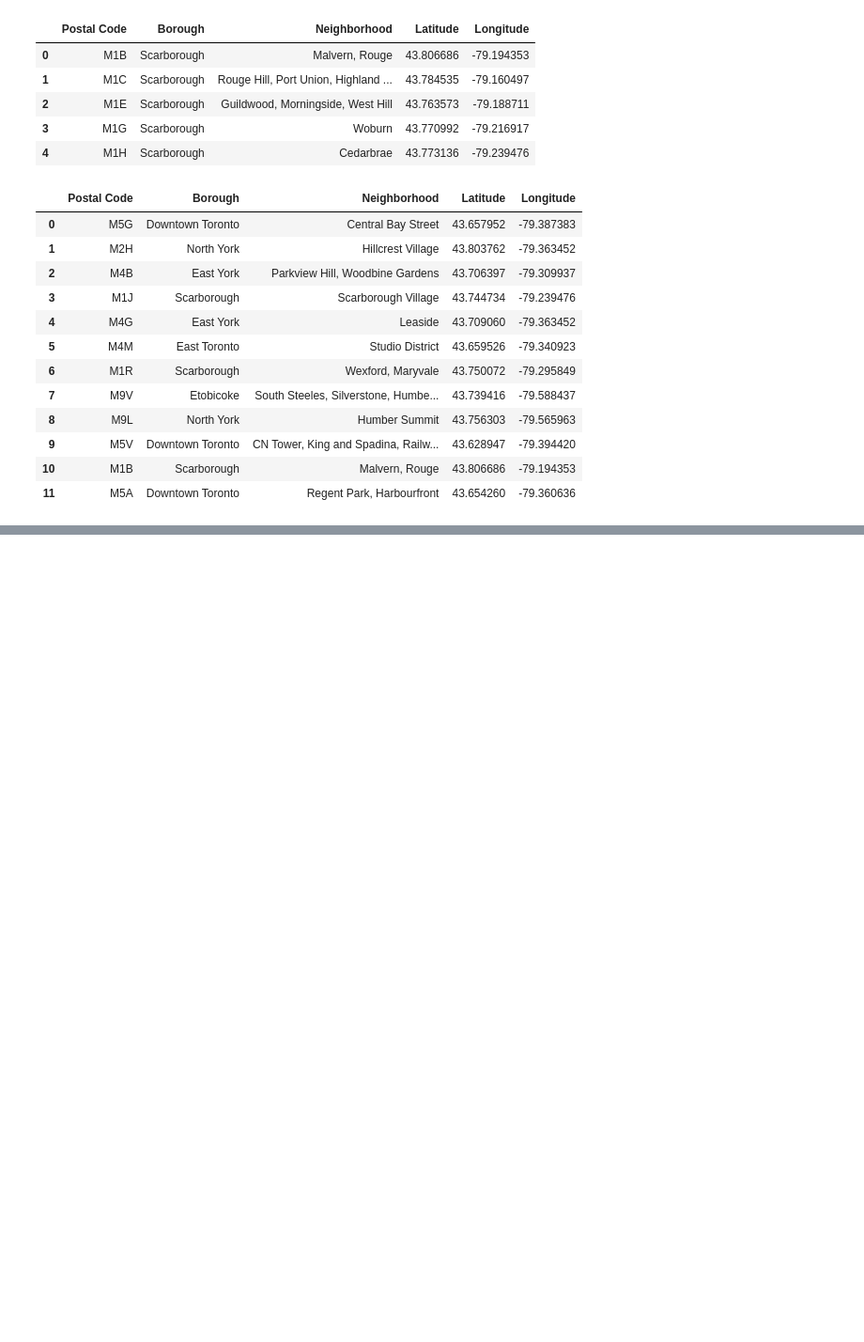
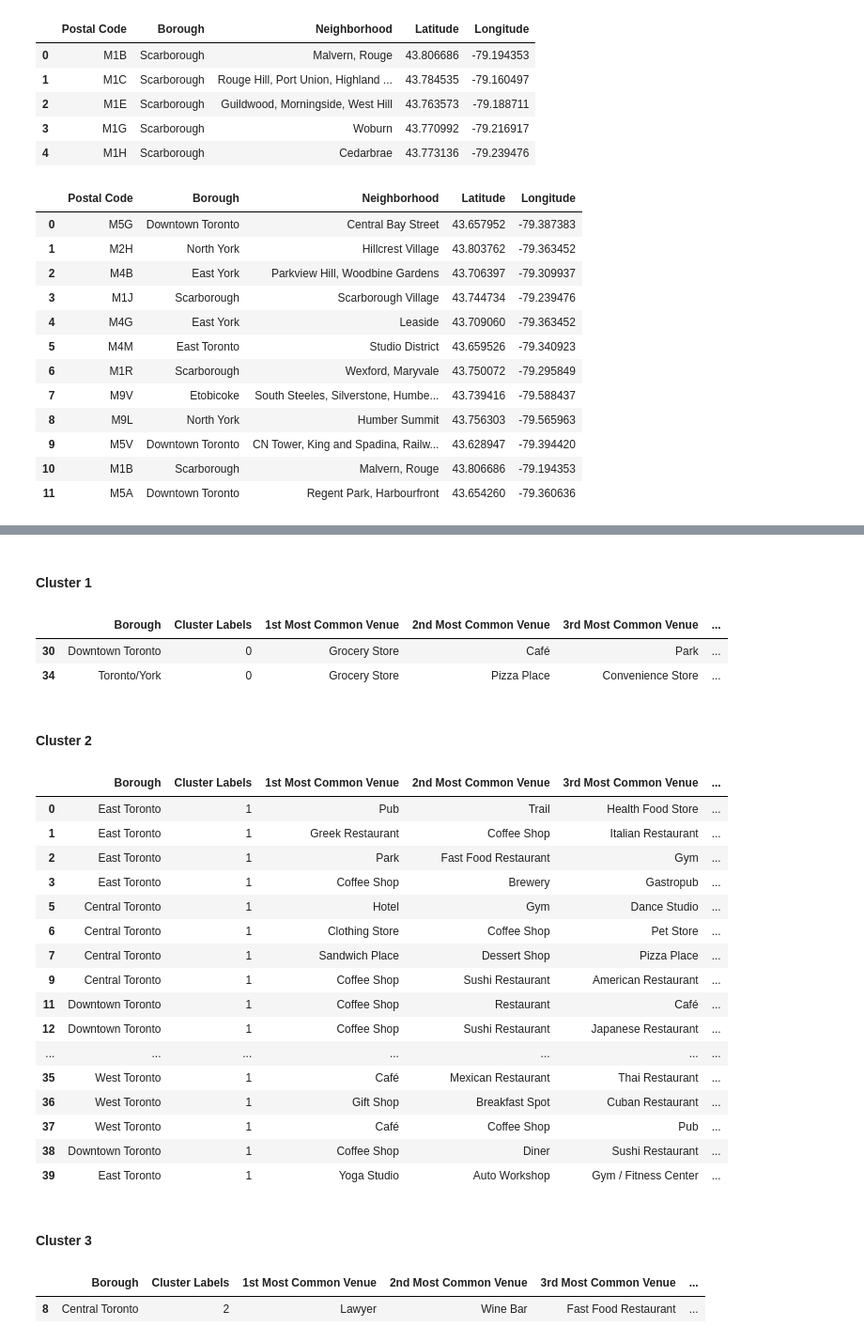
Before and after one commit to Ravi-design/Coursera_Capstone, a Jupyter notebook: Segmenting and Clustering Neighborhoods in Toronto.ipynb, the cells around one changed output, grey strips where cells are left out. Shown: that part at 94% size. Cells and saved outputs as stored; diff of their text form; code cells hidden in the pictures; blank space fills up the shorter version.

```diff
--- a/Segmenting and Clustering Neighborhoods in Toronto.ipynb
+++ b/Segmenting and Clustering Neighborhoods in Toronto.ipynb
@@ -234,0 +487,11 @@ test_df
+# %%
+toronto_denc_onehot = pd.get_dummies(toronto_denc_venues[['Venue Category']], prefix="", prefix_sep="")
+
+# add neighborhood column back to dataframe
+toronto_denc_onehot['Neighborhood'] = toronto_denc_venues['Neighborhood']
+
+# move neighborhood column to the first column
+fixed_columns = [toronto_denc_onehot.columns[-1]] + list(toronto_denc_onehot.columns[:-1])
+toronto_denc_onehot = toronto_denc_onehot[fixed_columns]
+
+toronto_denc_onehot.head()
@@ -234,0 +506,4 @@ test_df
+# %%
+# create dataframe where venues are grouped by frequency for each Neighborhood
+toronto_denc_grouped = toronto_denc_onehot.groupby('Neighborhood').mean().reset_index()
+toronto_denc_grouped.head()
@@ -234,0 +556,12 @@ test_df
+# %%
+# initiating the k-means algorithm to cluster the neighborhoods
+# set number of clusters
+kclusters = 5
+
+toronto_denc_grouped_clustering = toronto_denc_grouped.drop('Neighborhood', 1)
+
+# run k-means clustering
+kmeans = KMeans(n_clusters=kclusters, random_state=0).fit(toronto_denc_grouped_clustering)
+
+# check cluster labels generated for each row in the dataframe
+kmeans.labels_[0:10]
@@ -234,0 +570,11 @@ test_df
+# %%
+# clustering top 10 venues for each Neighborhood and creating a dataframe
+# add clustering labels
+neighborhoods_venues_sorted.insert(0, 'Cluster Labels', kmeans.labels_)
+
+toronto_denc_merged = df_toronto_denc
+
+# merge toronto_grouped with toronto_data to add latitude/longitude for each neighborhood
+toronto_denc_merged = toronto_denc_merged.join(neighborhoods_venues_sorted.set_index('Neighborhood'), on='Neighborhood')
+
+toronto_denc_merged.head() # check the last columns!
@@ -234,0 +619,37 @@ test_df
+# %% [markdown]
+<H4> Cluster 1 </H4>
+# %%
+toronto_denc_merged.loc[toronto_denc_merged['Cluster Labels'] == 0, toronto_denc_merged.columns[[1] + list(range(5, toronto_denc_merged.shape[1]))]]
+# %% [output]
+|  | Borough | Cluster Labels | 1st Most Common Venue | 2nd Most Common Venue | 3rd Most Common Venue | ... |
+| 30 | Downtown Toronto | 0 | Grocery Store | Café | Park | ... |
+| 34 | Toronto/York | 0 | Grocery Store | Pizza Place | Convenience Store | ... |
+# %% [markdown]
+<H4> Cluster 2 </H4>
+# %%
+toronto_denc_merged.loc[toronto_denc_merged['Cluster Labels'] == 1, toronto_denc_merged.columns[[1] + list(range(5, toronto_denc_merged.shape[1]))]]
+# %% [output]
+|  | Borough | Cluster Labels | 1st Most Common Venue | 2nd Most Common Venue | 3rd Most Common Venue | ... |
+| 0 | East Toronto | 1 | Pub | Trail | Health Food Store | ... |
+| 1 | East Toronto | 1 | Greek Restaurant | Coffee Shop | Italian Restaurant | ... |
+| 2 | East Toronto | 1 | Park | Fast Food Restaurant | Gym | ... |
+| 3 | East Toronto | 1 | Coffee Shop | Brewery | Gastropub | ... |
+| 5 | Central Toronto | 1 | Hotel | Gym | Dance Studio | ... |
+| 6 | Central Toronto | 1 | Clothing Store | Coffee Shop | Pet Store | ... |
+| 7 | Central Toronto | 1 | Sandwich Place | Dessert Shop | Pizza Place | ... |
+| 9 | Central Toronto | 1 | Coffee Shop | Sushi Restaurant | American Restaurant | ... |
+| 11 | Downtown Toronto | 1 | Coffee Shop | Restaurant | Café | ... |
+| 12 | Downtown Toronto | 1 | Coffee Shop | Sushi Restaurant | Japanese Restaurant | ... |
+| ... | ... | ... | ... | ... | ... | ... |
+| 35 | West Toronto | 1 | Café | Mexican Restaurant | Thai Restaurant | ... |
+| 36 | West Toronto | 1 | Gift Shop | Breakfast Spot | Cuban Restaurant | ... |
+| 37 | West Toronto | 1 | Café | Coffee Shop | Pub | ... |
+| 38 | Downtown Toronto | 1 | Coffee Shop | Diner | Sushi Restaurant | ... |
+| 39 | East Toronto | 1 | Yoga Studio | Auto Workshop | Gym / Fitness Center | ... |
+# %% [markdown]
+<H4> Cluster 3 </H4>
+# %%
+toronto_denc_merged.loc[toronto_denc_merged['Cluster Labels'] == 2, toronto_denc_merged.columns[[1] + list(range(5, toronto_denc_merged.shape[1]))]]
+# %% [output]
+|  | Borough | Cluster Labels | 1st Most Common Venue | 2nd Most Common Venue | 3rd Most Common Venue | ... |
+| 8 | Central Toronto | 2 | Lawyer | Wine Bar | Fast Food Restaurant | ... |
```
Also changed, not shown: parts of 32 cells of this notebook.
